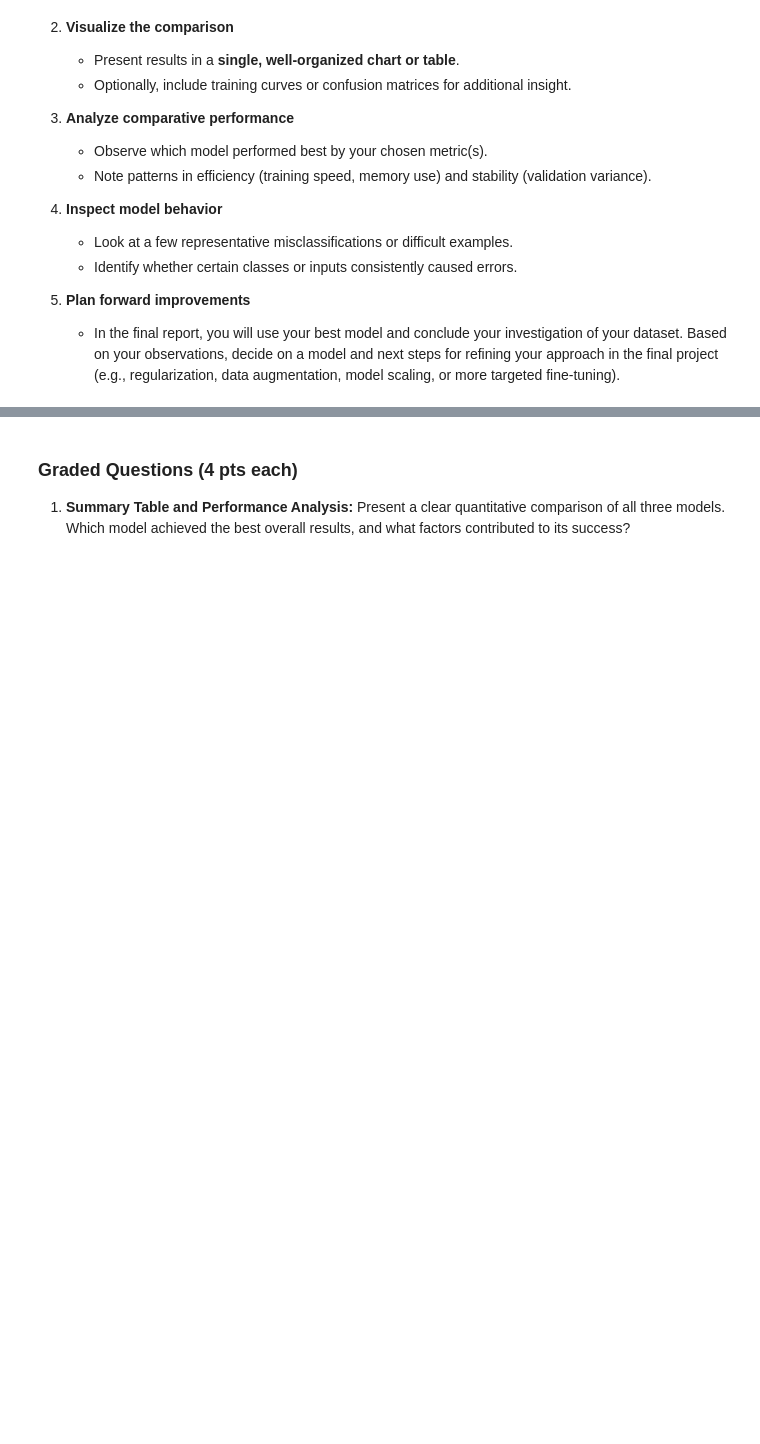
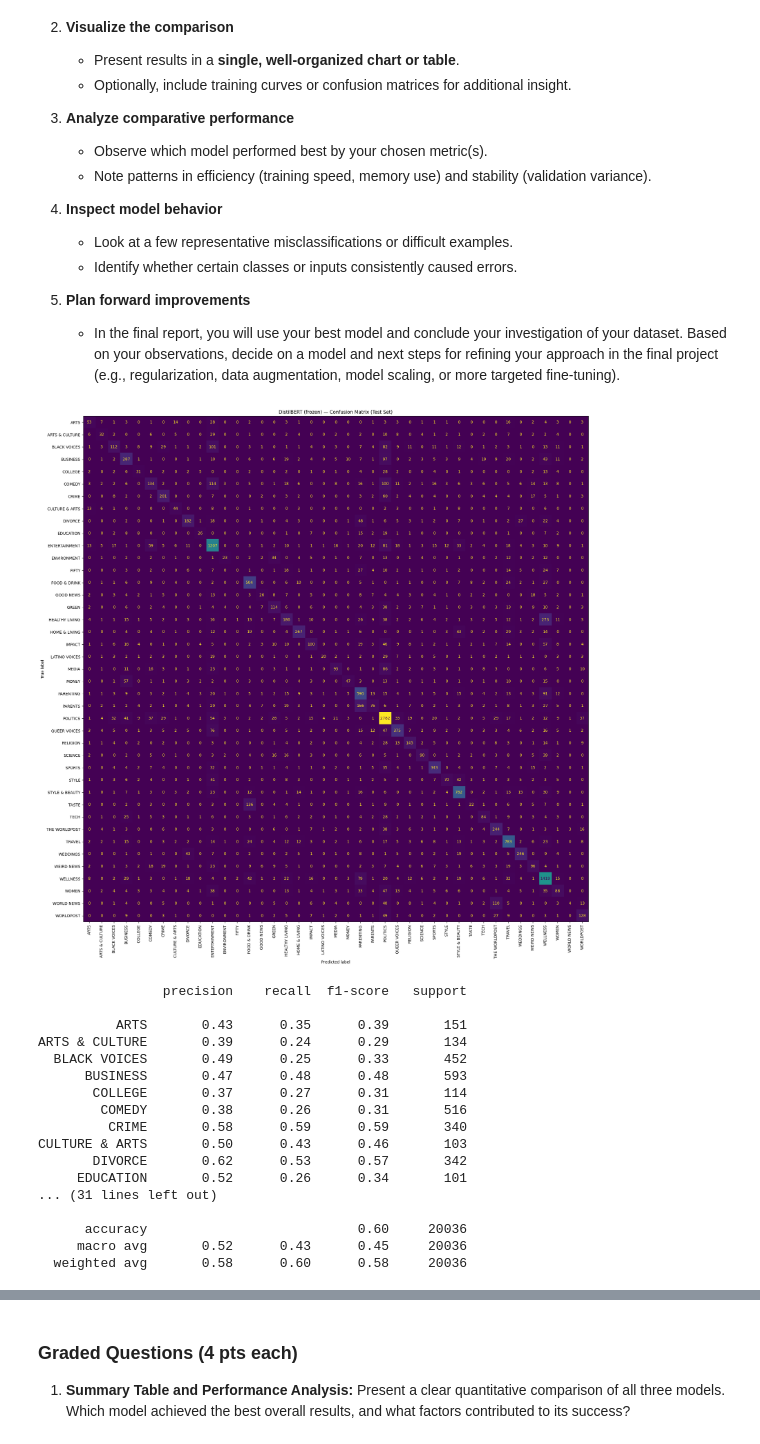
Before and after one commit to tolufas/dx703-team-20-project, a Jupyter notebook: Milestone_02_RTF.ipynb, the cells around one changed output, grey strips where cells are left out. Cells and saved outputs as stored; diff of their text form; code cells hidden in the pictures; blank space fills up the shorter version.

Commit message:
Milestone 2 Completed
All outputs, charts, and questions are fully completed.

```diff
--- a/Milestone_02_RTF.ipynb
+++ b/Milestone_02_RTF.ipynb
@@ -1584,3 +1607,54 @@ This problem brings your work together and encourages reflection on what you’v
 5. **Plan forward improvements**
 
    * In the final report, you will use your best model and conclude your investigation of your dataset. Based on your observations, decide on a model and next steps for refining your approach in the final project (e.g., regularization, data augmentation, model scaling, or more targeted fine-tuning).
+# %%
+# ── Problem 5: Error Analysis — DistilBERT predictions on test set ────────────
+from sklearn.metrics import confusion_matrix, ConfusionMatrixDisplay
+import matplotlib.pyplot as plt
+
+model_bert.eval()
+all_preds, all_labels = [], []
+
+with torch.no_grad():
+    for input_ids, attention_mask, labels_batch in test_loader:
+        input_ids      = input_ids.to(device)
+        attention_mask = attention_mask.to(device)
+        outputs        = model_bert(input_ids=input_ids, attention_mask=attention_mask)
+        preds          = outputs.logits.argmax(dim=1).cpu().numpy()
+        all_preds.extend(preds)
+        all_labels.extend(labels_batch.numpy())
+
+all_preds  = np.array(all_preds)
+all_labels = np.array(all_labels)
+
+# Confusion matrix
+cm = confusion_matrix(all_labels, all_preds)
+fig, ax = plt.subplots(figsize=(20, 20))
+disp = ConfusionMatrixDisplay(confusion_matrix=cm, display_labels=unique_categories)
+disp.plot(ax=ax, xticks_rotation=90, colorbar=False)
+ax.set_title("DistilBERT (frozen) — Confusion Matrix (Test Set)")
+plt.tight_layout()
+plt.show()
+
+# Top misclassified pairs
+from sklearn.metrics import classification_report
+print(classification_report(all_labels, all_preds, target_names=unique_categories))
+# %% [output]
+[figure, added]
+                precision    recall  f1-score   support
+
+          ARTS       0.43      0.35      0.39       151
+ARTS & CULTURE       0.39      0.24      0.29       134
+  BLACK VOICES       0.49      0.25      0.33       452
+      BUSINESS       0.47      0.48      0.48       593
+       COLLEGE       0.37      0.27      0.31       114
+        COMEDY       0.38      0.26      0.31       516
+         CRIME       0.58      0.59      0.59       340
+CULTURE & ARTS       0.50      0.43      0.46       103
+       DIVORCE       0.62      0.53      0.57       342
+     EDUCATION       0.52      0.26      0.34       101
+... (31 lines left out)
+
+      accuracy                           0.60     20036
+     macro avg       0.52      0.43      0.45     20036
+  weighted avg       0.58      0.60      0.58     20036
```
Also changed, not shown: parts of 20 cells of this notebook.
